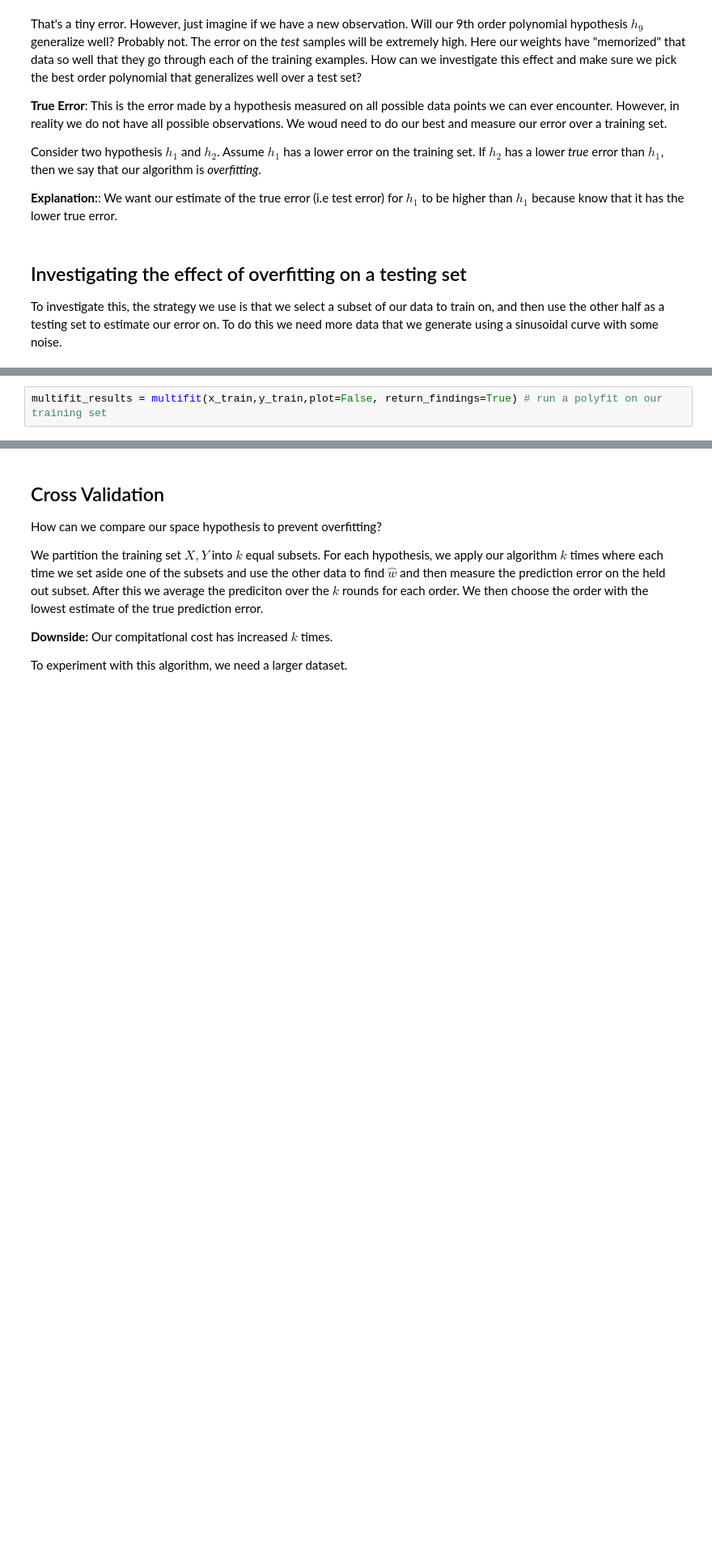
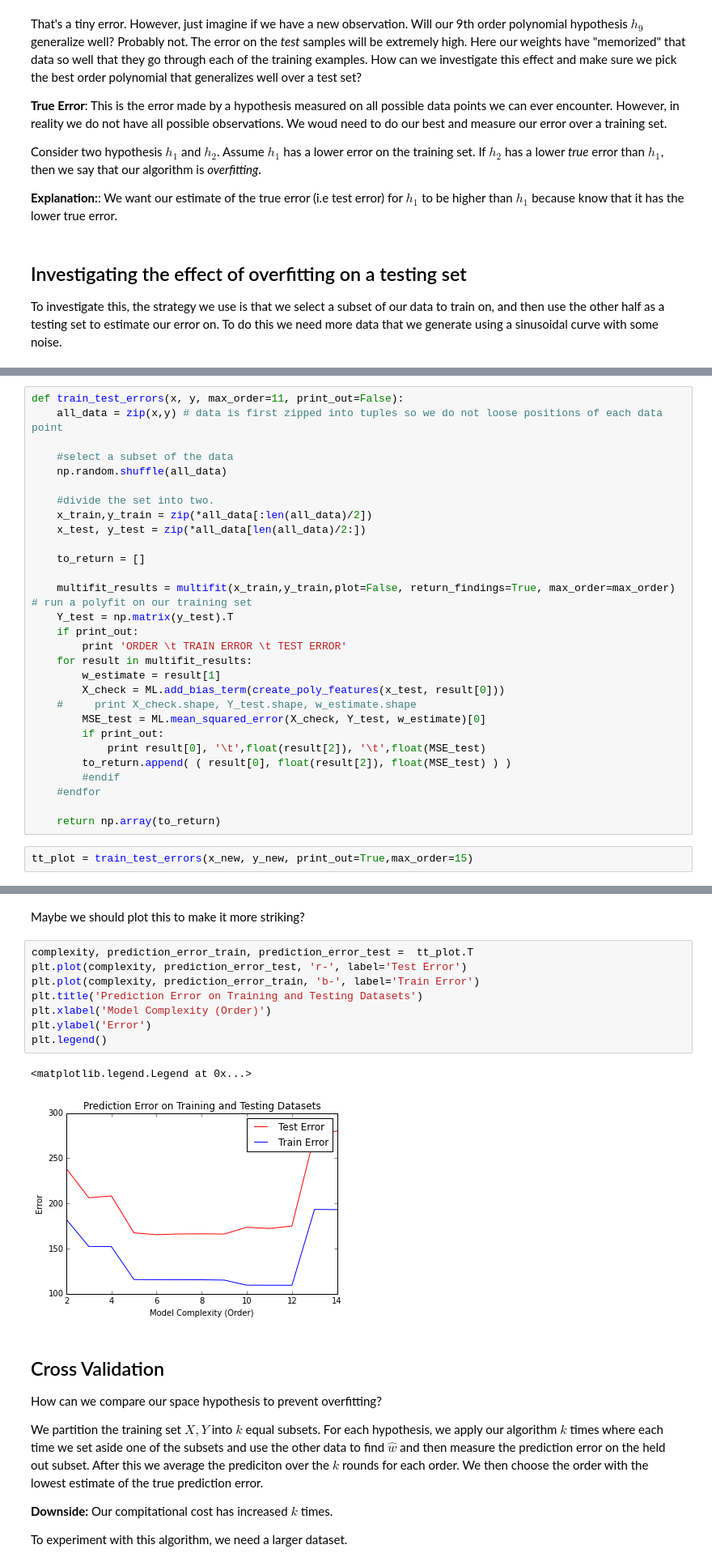
Before and after one commit to zafarali/explore-intelligence, a Jupyter notebook: 598/Lecture3.ipynb, the cells around one changed output, grey strips where cells are left out. Shown at 81% size. Saved outputs shown, nothing was run; the diff lists cells and outputs as text; blank space fills up the shorter version.

```diff
--- a/598/Lecture3.ipynb
+++ b/598/Lecture3.ipynb
@@ -166,2 +173,31 @@ x_test, y_test = zip(*all_data[len(all_data)/2:])
-# %%
-multifit_results = multifit(x_train,y_train,plot=False, return_findings=True) # run a polyfit on our training set
+# %%
+def train_test_errors(x, y, max_order=11, print_out=False):
+    all_data = zip(x,y) # data is first zipped into tuples so we do not loose positions of each data point
+
+    #select a subset of the data
+    np.random.shuffle(all_data)
+
+    #divide the set into two.
+    x_train,y_train = zip(*all_data[:len(all_data)/2])
+    x_test, y_test = zip(*all_data[len(all_data)/2:])
+
+    to_return = []
+
+    multifit_results = multifit(x_train,y_train,plot=False, return_findings=True, max_order=max_order) # run a polyfit on our training set
+    Y_test = np.matrix(y_test).T
+    if print_out:
+        print 'ORDER \t TRAIN ERROR \t TEST ERROR'
+    for result in multifit_results:
+        w_estimate = result[1]
+        X_check = ML.add_bias_term(create_poly_features(x_test, result[0]))
+    #     print X_check.shape, Y_test.shape, w_estimate.shape
+        MSE_test = ML.mean_squared_error(X_check, Y_test, w_estimate)[0]
+        if print_out:
+            print result[0], '\t',float(result[2]), '\t',float(MSE_test)
+        to_return.append( ( result[0], float(result[2]), float(MSE_test) ) )
+        #endif
+    #endfor
+
+    return np.array(to_return)
+# %%
+tt_plot = train_test_errors(x_new, y_new, print_out=True,max_order=15)
@@ -168,3 +219,16 @@ multifit_results = multifit(x_train,y_train,plot=False, return_findings=True) #
+# %% [markdown]
+Maybe we should plot this to make it more striking?
+# %%
+complexity, prediction_error_train, prediction_error_test =  tt_plot.T
+plt.plot(complexity, prediction_error_test, 'r-', label='Test Error')
+plt.plot(complexity, prediction_error_train, 'b-', label='Train Error')
+plt.title('Prediction Error on Training and Testing Datasets')
+plt.xlabel('Model Complexity (Order)')
+plt.ylabel('Error')
+plt.legend()
+# %% [output]
+<matplotlib.legend.Legend at 0x...>
+[figure, added]
 # %% [markdown]
 ## Cross Validation
 How can we compare our space hypothesis to prevent overfitting?
```
Also changed, not shown: parts of 8 cells of this notebook.
